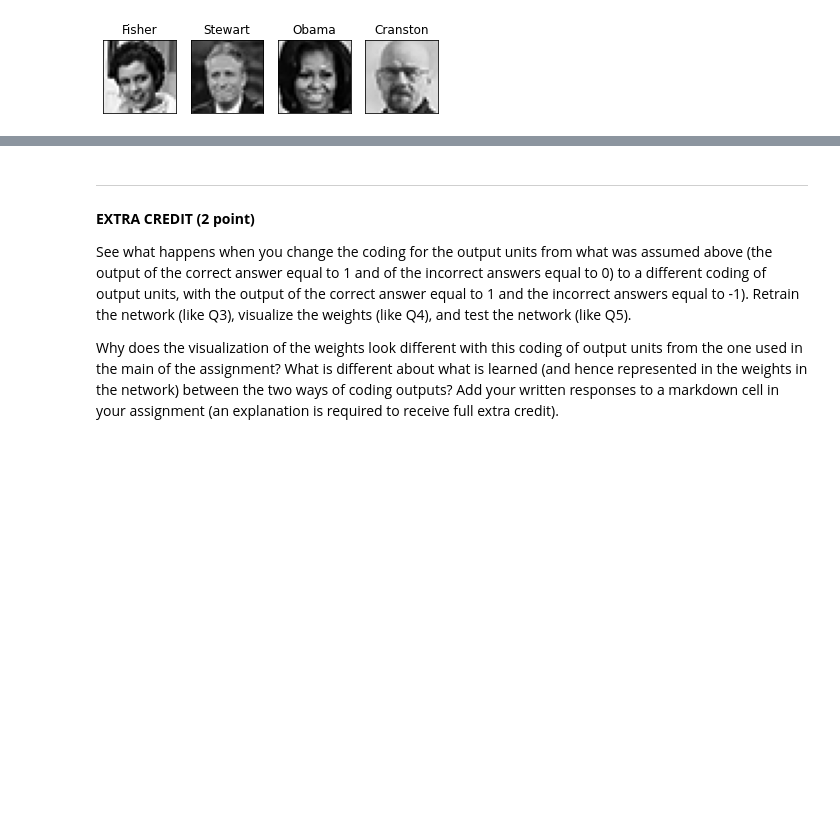
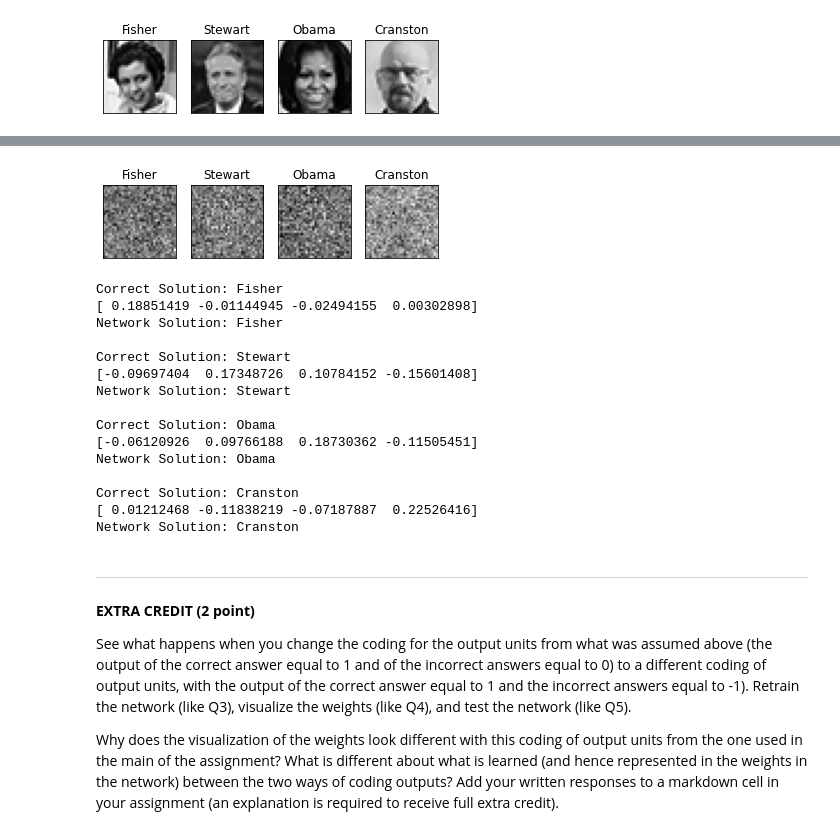
Before and after one commit to kdmalc/CompNeuro, a Jupyter notebook: 04_face_image_recognition/Homework4.ipynb, the cells around one changed output, grey strips where cells are left out. Drawn from its saved outputs; the diff is of its cells as text; code cells hidden in the pictures; blank space fills up the shorter version.

```diff
--- a/04_face_image_recognition/Homework4.ipynb
+++ b/04_face_image_recognition/Homework4.ipynb
@@ -397,3 +368,49 @@ for j in range(n_test2):
+# %%
+# amount of noise, width (e.g. std) of the normal distribution of noise added
+noise_scale_test2 = 0.14
+# preallocate training pattern array
+test_pats2 = np.zeros([n_faces, flen]) #e.g. 4 x 1024
+
+idx = 0
+# create noisy training patterns
+# For each of the 500 variations, we will do the 4 faces we have
+for i in range(n_faces):
+    # normal noise with 0 mean and stdev of 1, multiplied by noise_scale (0.07 std)
+    unit_noise2 = r.randn(flen)*noise_scale_test2
+    # add face with noise to produce training data
+    test_pats2[idx, :] = pats[i, :] + unit_noise2
+    # normalize activation to unit length
+    test_pats2[idx, :] = test_pats2[idx, :] / np.linalg.norm(test_pats2[idx, :])
+    idx += 1
+
+# view the four faces
+for i in range(n_faces):
+    plt.subplot(1, 4, i+1)
+    plt.imshow(test_pats2[i].reshape(32,32), 'gray')
+    plt.tick_params(axis='both', which='both',
+                    bottom=False, top=False, labelbottom=False,
+                    right=False, left=False, labelleft=False)
+    plt.title(fnames[i])
+plt.show()
+
+verify_tests(n_faces, test_pats2, W)
+# %% [output]
+[figure, added]
+Correct Solution: Fisher
+[ 0.18851419 -0.01144945 -0.02494155  0.00302898]
+Network Solution: Fisher
+
+Correct Solution: Stewart
+[-0.09697404  0.17348726  0.10784152 -0.15601408]
+Network Solution: Stewart
+
+Correct Solution: Obama
+[-0.06120926  0.09766188  0.18730362 -0.11505451]
+Network Solution: Obama
+
+Correct Solution: Cranston
+[ 0.01212468 -0.11838219 -0.07187887  0.22526416]
+Network Solution: Cranston
 # %% [markdown]
 <hr>
 
```
Also changed, not shown: parts of 20 cells of this notebook.
